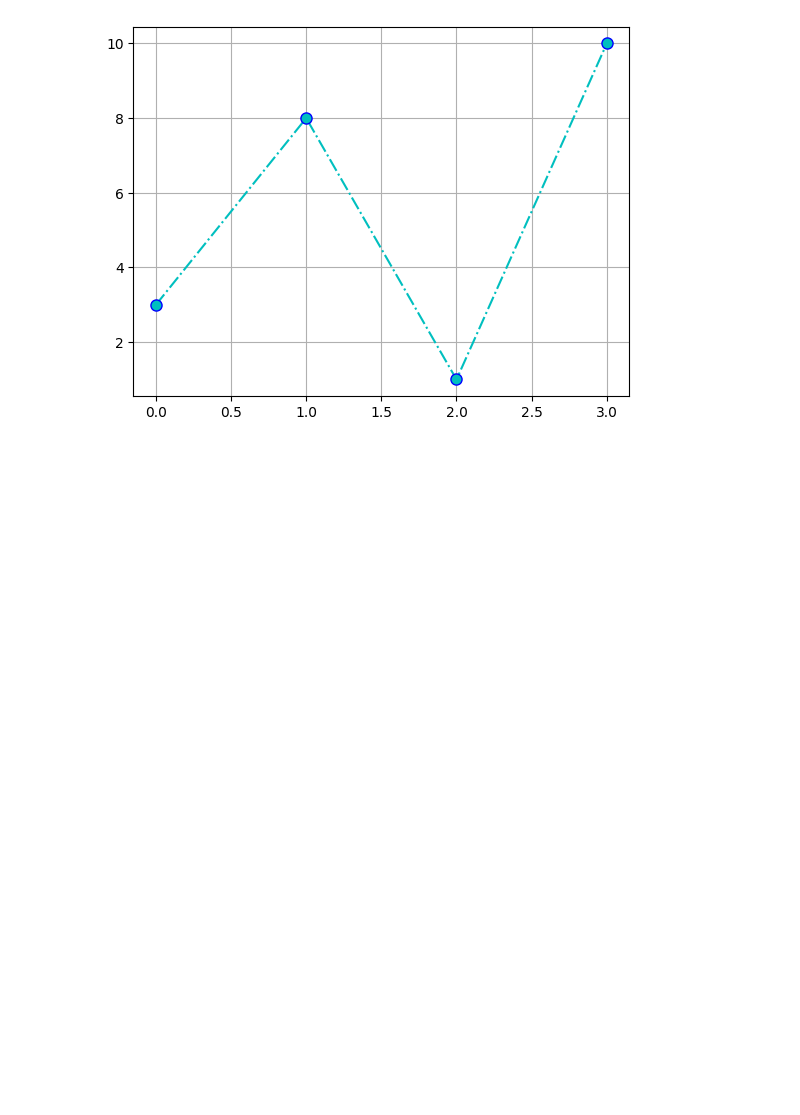
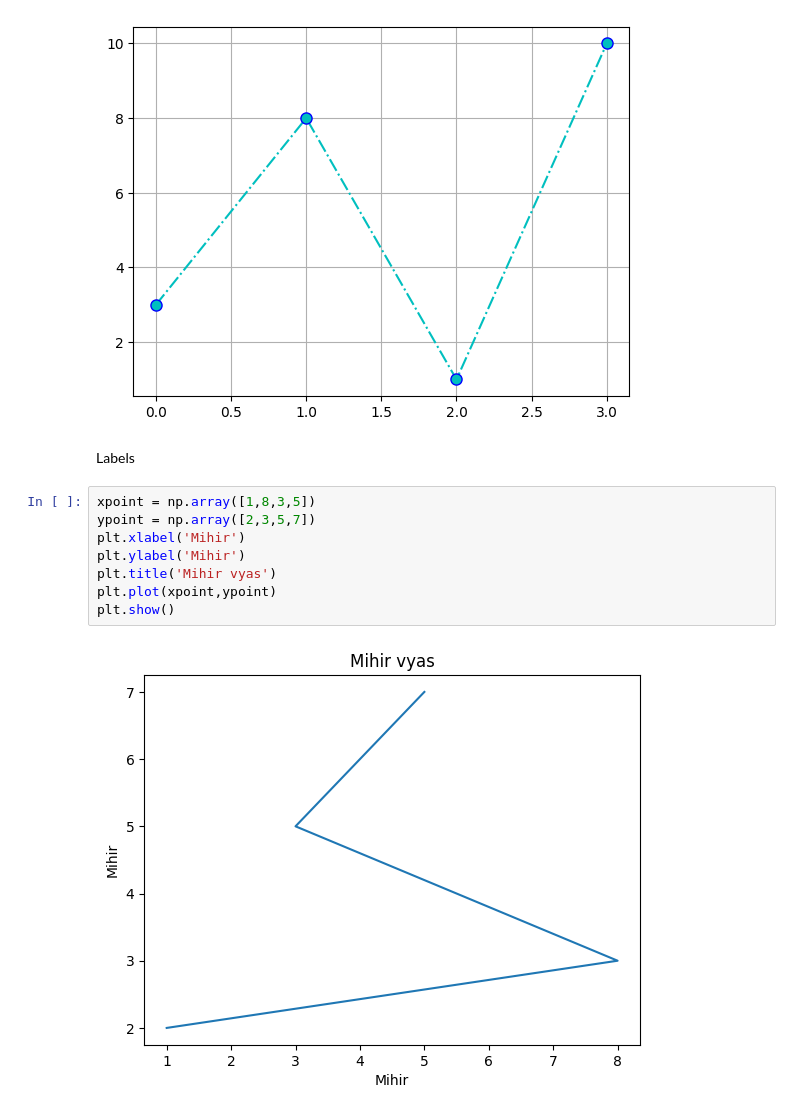
Before and after one commit to Innovatewithapple/NumpyNotebook, a Jupyter notebook: MatplotLib.ipynb, the cells around one changed output. Cells and saved outputs as stored; diff of their text form; blank space fills up the shorter version.

```diff
--- a/MatplotLib.ipynb
+++ b/MatplotLib.ipynb
@@ -74,3 +74,15 @@ plt.plot(ypoint,'o-.c', ms=8,mec='b') # here mec means marker edge color
 plt.show()
 # %% [output]
 [figure]
+# %% [markdown]
+Labels
+# %%
+xpoint = np.array([1,8,3,5])
+ypoint = np.array([2,3,5,7])
+plt.xlabel('Mihir')
+plt.ylabel('Mihir')
+plt.title('Mihir vyas')
+plt.plot(xpoint,ypoint)
+plt.show()
+# %% [output]
+[figure, added]
```
Also changed, not shown: parts of 19 cells of this notebook.
